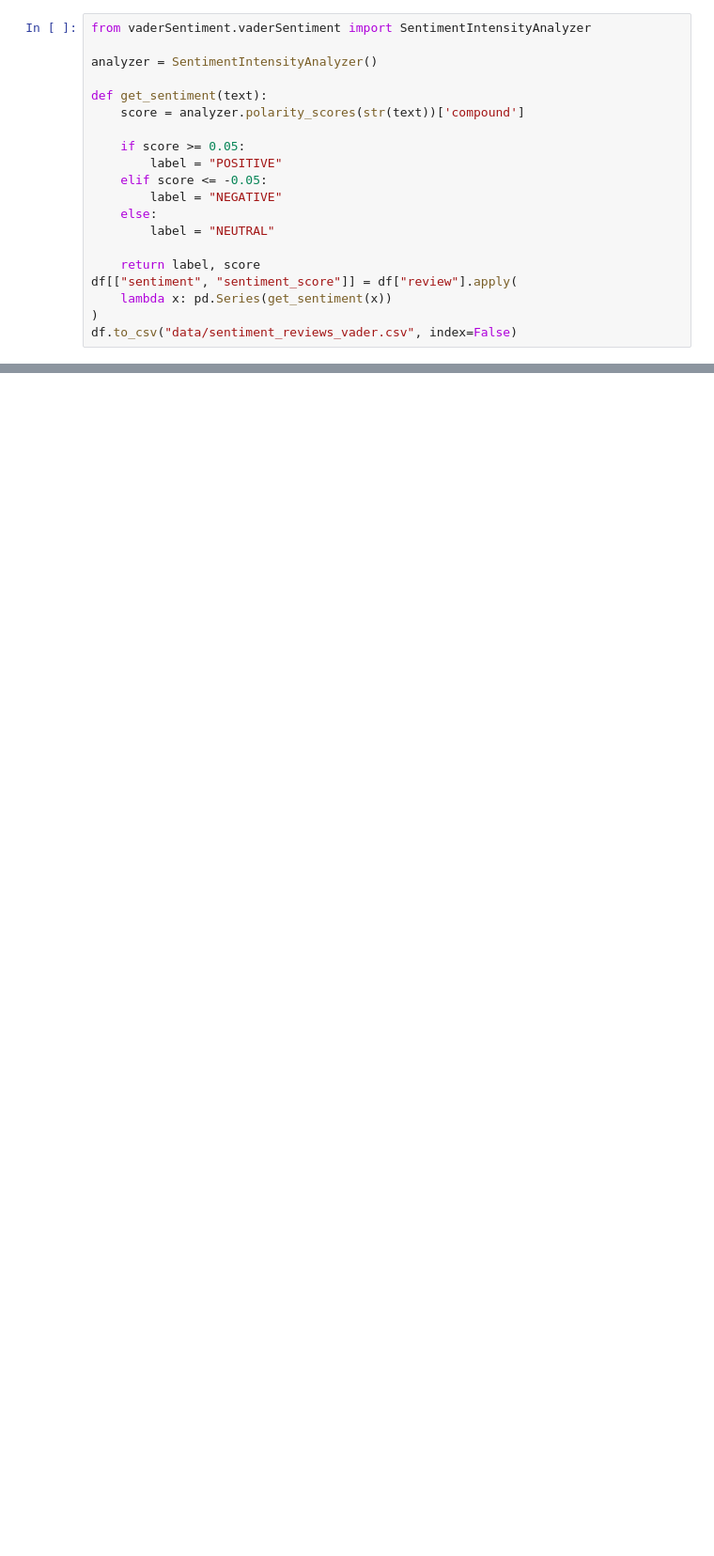
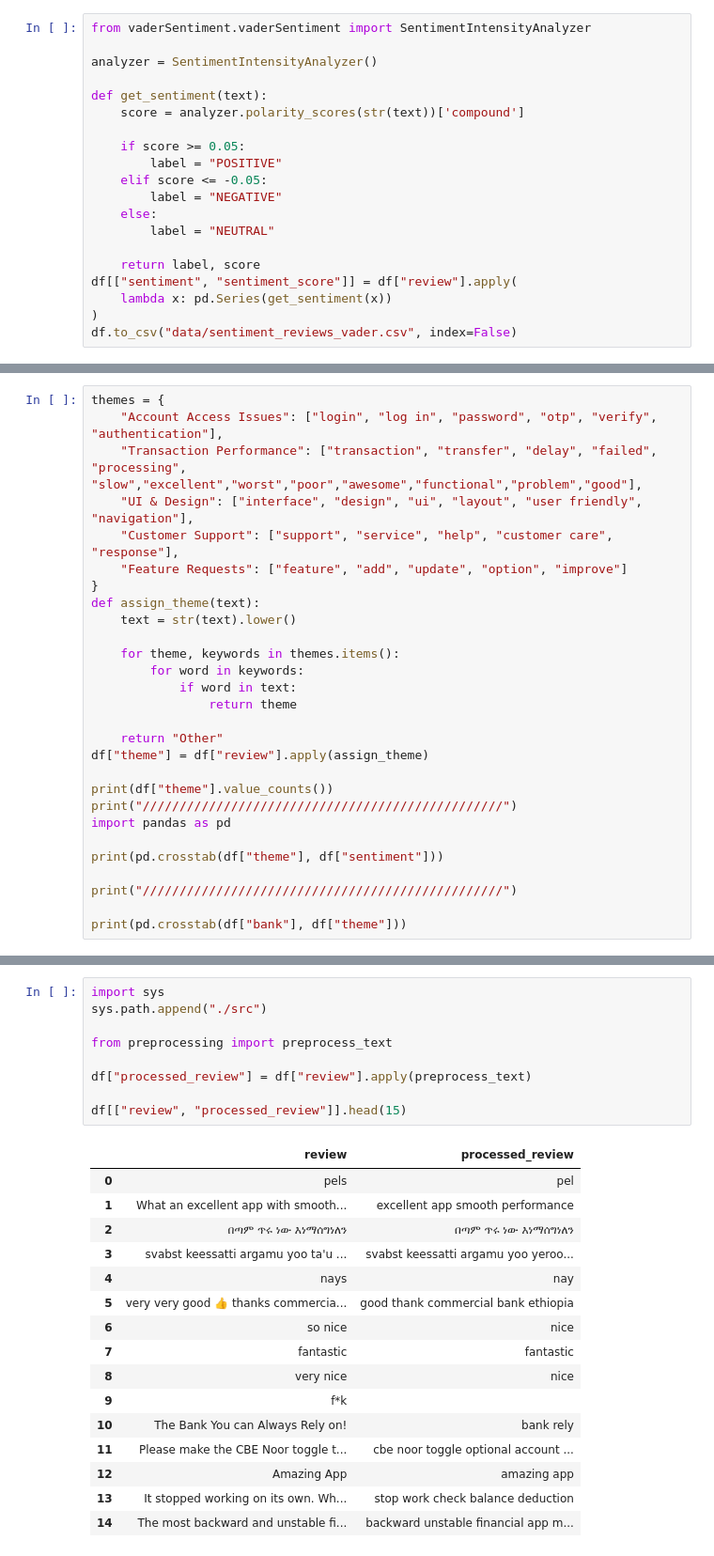
Before and after one commit to Richo-Worku/fintech-review-analytics, a Jupyter notebook: scraping.ipynb, the cells around one changed output, grey strips where cells are left out. Shown at 94% size. Drawn from its saved outputs; the diff is of its cells as text; blank space fills up the shorter version.

```diff
--- a/scraping.ipynb
+++ b/scraping.ipynb
@@ -278,0 +335,28 @@ print(bank_sentiment)
+# %%
+themes = {
+    "Account Access Issues": ["login", "log in", "password", "otp", "verify", "authentication"],
+    "Transaction Performance": ["transaction", "transfer", "delay", "failed", "processing", "slow","excellent","worst","poor","awesome","functional","problem","good"],
+    "UI & Design": ["interface", "design", "ui", "layout", "user friendly", "navigation"],
+    "Customer Support": ["support", "service", "help", "customer care", "response"],
+    "Feature Requests": ["feature", "add", "update", "option", "improve"]
+}
+def assign_theme(text):
+    text = str(text).lower()
+
+    for theme, keywords in themes.items():
+        for word in keywords:
+            if word in text:
+                return theme
+
+    return "Other"
+df["theme"] = df["review"].apply(assign_theme)
+
+print(df["theme"].value_counts())
+print("/////////////////////////////////////////////////")
+import pandas as pd
+
+print(pd.crosstab(df["theme"], df["sentiment"]))
+
+print("/////////////////////////////////////////////////")
+
+print(pd.crosstab(df["bank"], df["theme"]))
@@ -278,0 +449,26 @@ print(bank_sentiment)
+# %%
+import sys
+sys.path.append("./src")
+
+from preprocessing import preprocess_text
+
+df["processed_review"] = df["review"].apply(preprocess_text)
+
+df[["review", "processed_review"]].head(15)
+# %% [output]
+|  | review | processed_review |
+| 0 | pels | pel |
+| 1 | What an excellent app with smooth... | excellent app smooth performance |
+| 2 | በጣም ጥሩ ነው እነማሰግነለን | በጣም ጥሩ ነው እነማሰግነለን |
+| 3 | svabst keessatti argamu yoo ta'u ... | svabst keessatti argamu yoo yeroo... |
+| 4 | nays | nay |
+| 5 | very very good 👍 thanks commercia... | good thank commercial bank ethiopia |
+| 6 | so nice | nice |
+| 7 | fantastic | fantastic |
+| 8 | very nice | nice |
+| 9 | f*k |  |
+| 10 | The Bank You can Always Rely on! | bank rely |
+| 11 | Please make the CBE Noor toggle t... | cbe noor toggle optional account ... |
+| 12 | Amazing App | amazing app |
+| 13 | It stopped working on its own. Wh... | stop work check balance deduction |
+| 14 | The most backward and unstable fi... | backward unstable financial app m... |
```
Also changed, not shown: parts of 15 cells of this notebook.
